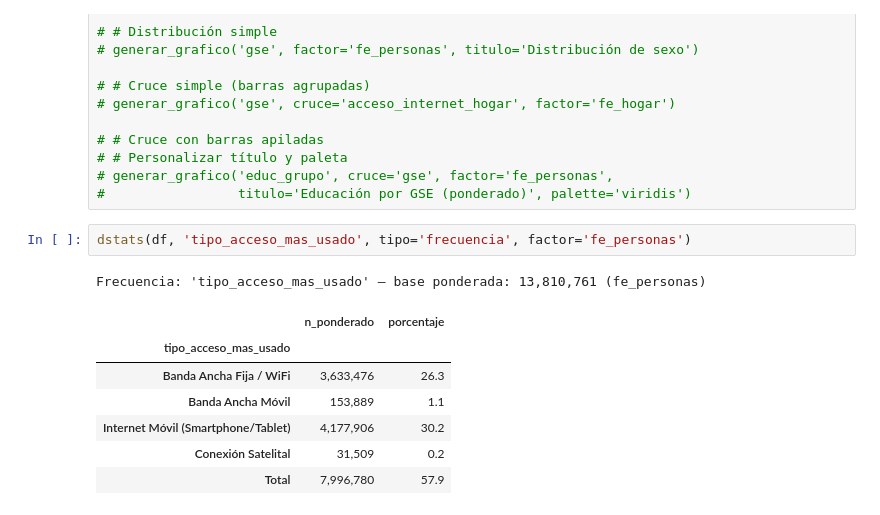
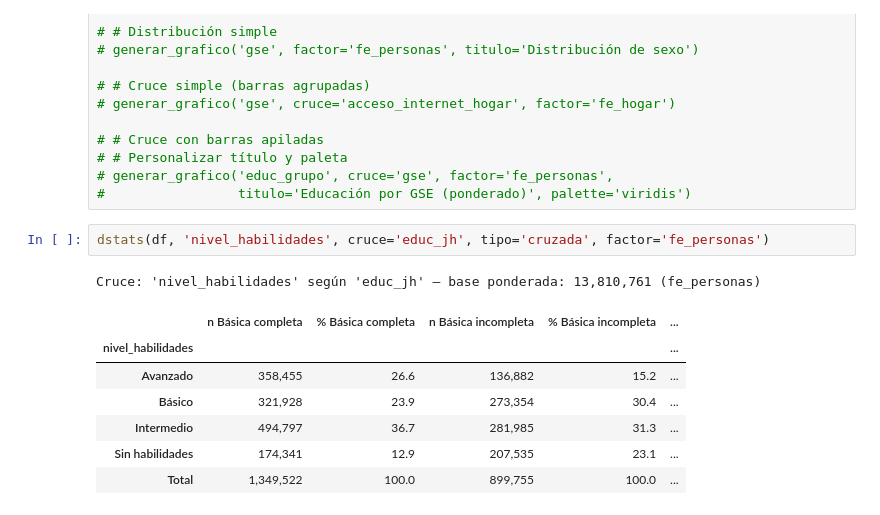
Before and after one commit to tomasleale/eaui_subtel, a Jupyter notebook: eaui2026_v3.ipynb, the cells around one changed output. Cells and saved outputs as stored; diff of their text form.

```diff
--- a/eaui2026_v3.ipynb
+++ b/eaui2026_v3.ipynb
@@ -891,13 +891,13 @@ def generar_grafico(variable, cruce=None, factor=None, titulo=None, figsize=(11,
 # generar_grafico('educ_grupo', cruce='gse', factor='fe_personas',
 #                 titulo='Educación por GSE (ponderado)', palette='viridis')
 # %%
-dstats(df, 'tipo_acceso_mas_usado', tipo='frecuencia', factor='fe_personas')
+dstats(df, 'nivel_habilidades', cruce='educ_jh', tipo='cruzada', factor='fe_personas')
 # %% [output]
-Frecuencia: 'tipo_acceso_mas_usado' — base ponderada: 13,810,761 (fe_personas)
+Cruce: 'nivel_habilidades' según 'educ_jh' — base ponderada: 13,810,761 (fe_personas)
-|  | n_ponderado | porcentaje |
-| tipo_acceso_mas_usado |  |  |
-| Banda Ancha Fija / WiFi | 3,633,476 | 26.3 |
-| Banda Ancha Móvil | 153,889 | 1.1 |
-| Internet Móvil (Smartphone/Tablet) | 4,177,906 | 30.2 |
-| Conexión Satelital | 31,509 | 0.2 |
-| Total | 7,996,780 | 57.9 |
+|  | n Básica completa | % Básica completa | n Básica incompleta | % Básica incompleta | ... |
+| nivel_habilidades |  |  |  |  | ... |
+| Avanzado | 358,455 | 26.6 | 136,882 | 15.2 | ... |
+| Básico | 321,928 | 23.9 | 273,354 | 30.4 | ... |
+| Intermedio | 494,797 | 36.7 | 281,985 | 31.3 | ... |
+| Sin habilidades | 174,341 | 12.9 | 207,535 | 23.1 | ... |
+| Total | 1,349,522 | 100.0 | 899,755 | 100.0 | ... |
```
Also changed, not shown: parts of 1 cell of this notebook, 4 other files.
